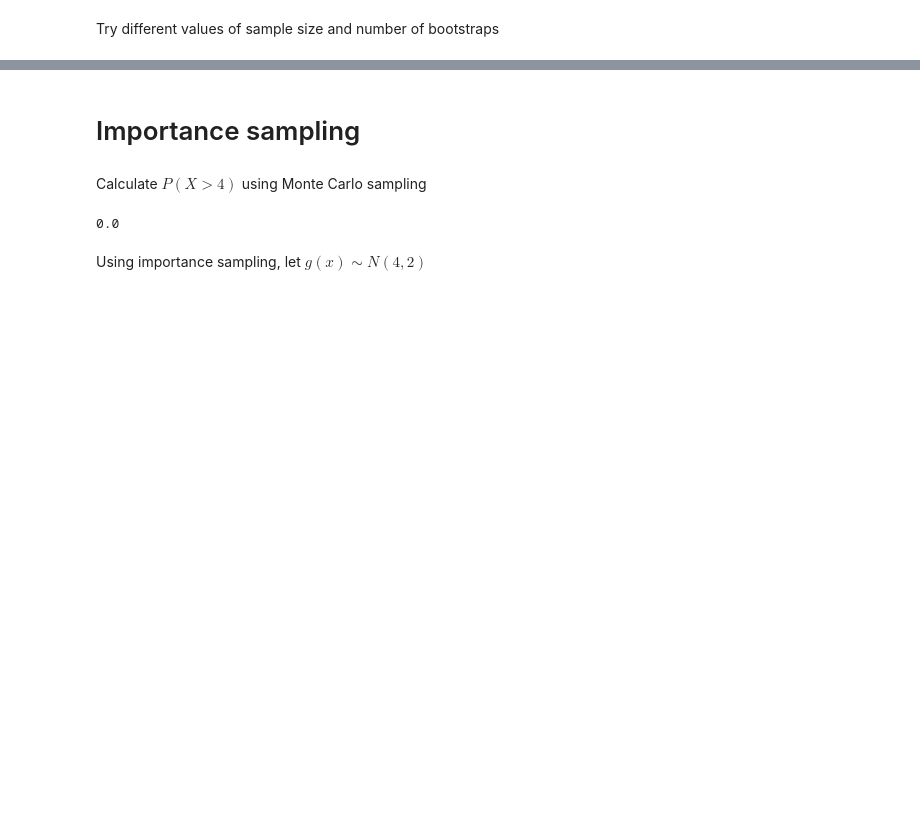
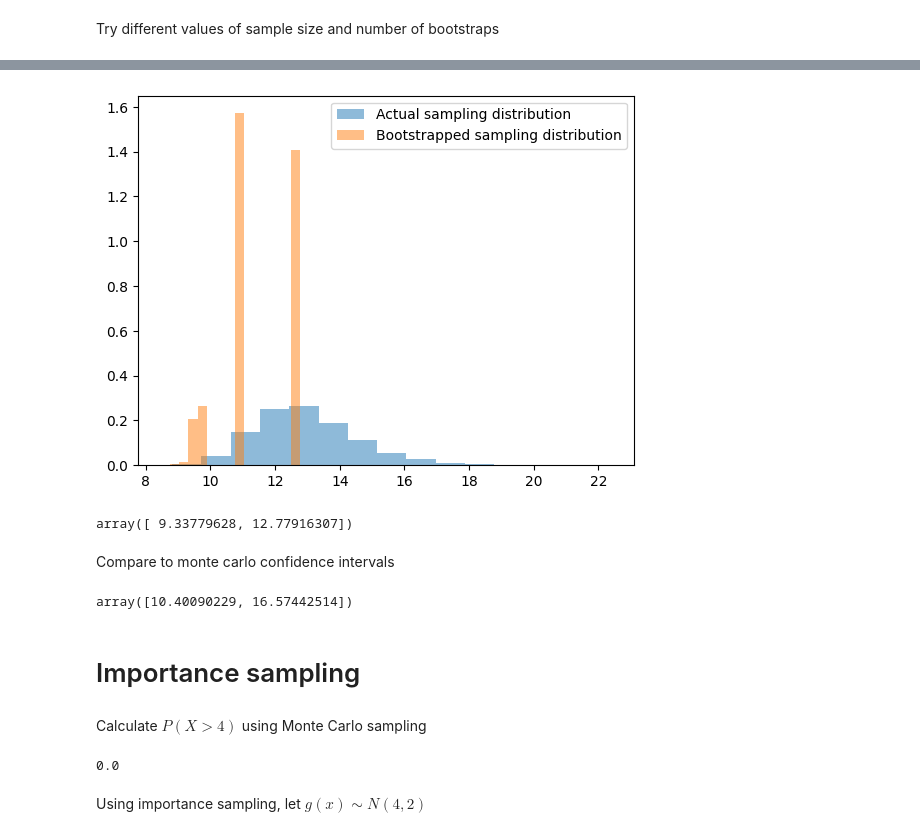
Before and after one commit to khaichiong/meco7312, a Jupyter notebook: L12_Bootstrap.ipynb, the cells around one changed output, grey strips where cells are left out. Drawn from its saved outputs; the diff is of its cells as text; code cells hidden in the pictures; blank space fills up the shorter version.

```diff
--- a/L12_Bootstrap.ipynb
+++ b/L12_Bootstrap.ipynb
@@ -59,3 +113,34 @@ Try different values of sample size and number of bootstraps
+# %%
+#statistic of interest
+def statistic(x):
+  return sorted(list(set(x)), reverse=True)[1]
+# %%
+def statistic(x):
+  return np.median(x)
+# %%
+#compute statistic on each column using list comprehension
+t_boostrapped = [statistic(Bs[:,i]) for i in range(0,B)]
+# %%
+s = 10000 #number of monte carlo experiments
+x_mc = np.random.exponential(1/ld,(n,s))
+t_mc = [statistic(x_mc[:,i]) for i in range(0,s)]
+# %%
+plt.hist(t_mc,bins = 15,density=True, alpha=0.5,label="Actual sampling distribution")
+plt.hist(t_boostrapped,bins = 15,density=True, alpha=0.5,label="Bootstrapped sampling distribution")
+plt.legend(loc='upper right')
+plt.show()
+# %% [output]
+[figure, added]
+# %%
+np.percentile(t_boostrapped,[2.5,97.5])
+# %% [output]
+array([ 9.33779628, 12.77916307])
+# %% [markdown]
+Compare to monte carlo confidence intervals
+# %%
+np.percentile(t_mc,[2.5,97.5])
+# %% [output]
+array([10.40090229, 16.57442514])
 # %% [markdown]
 # Importance sampling
 # %%
```
Also changed, not shown: parts of 32 cells of this notebook.
